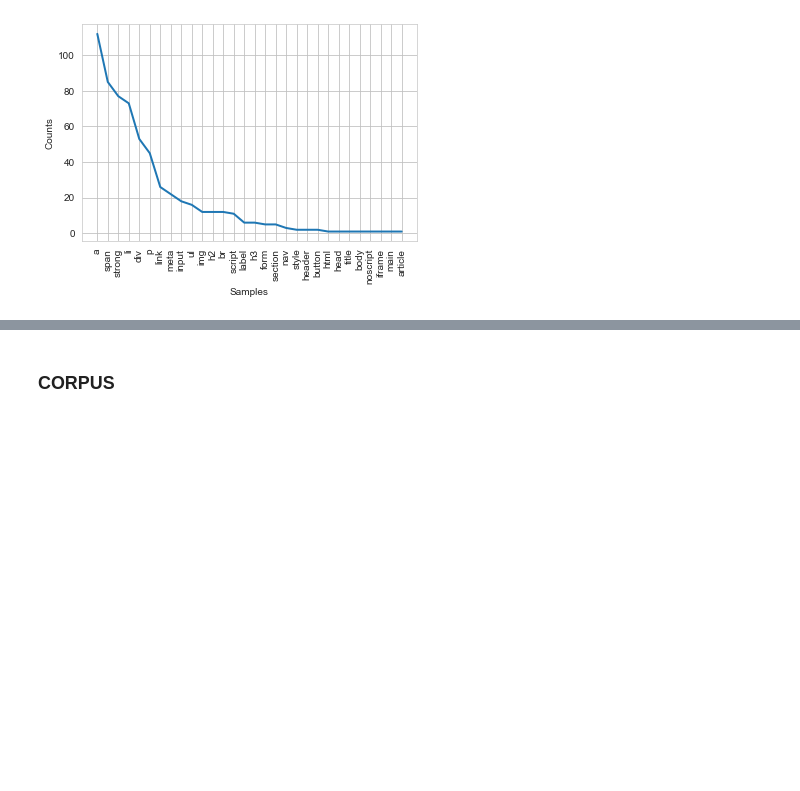
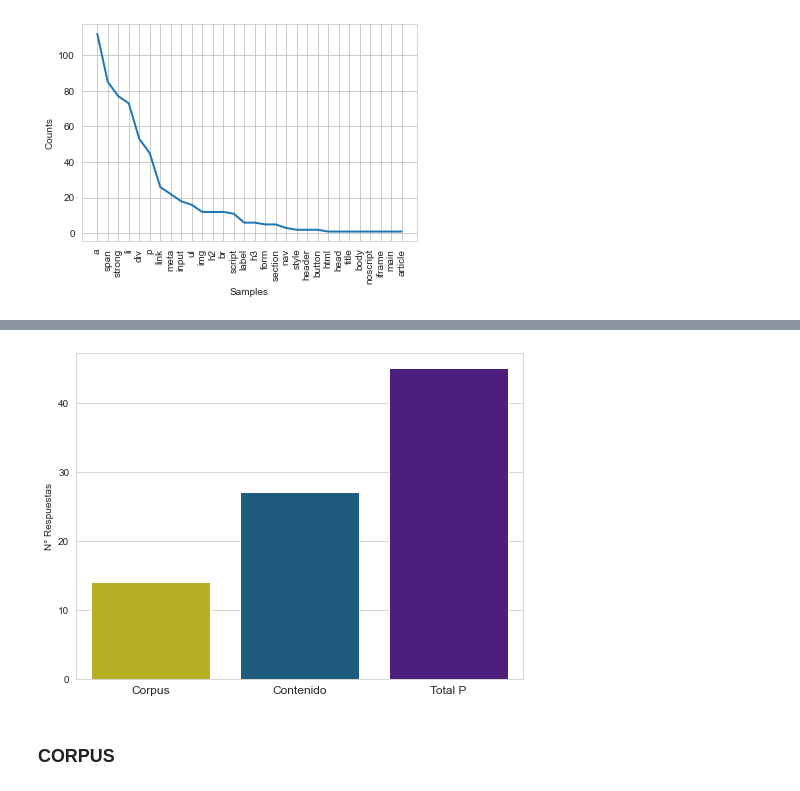
Before and after one commit to kchauxs/procesamiento_lenguaje_natural, a Jupyter notebook: Entrega/main.ipynb, the cells around one changed output, grey strips where cells are left out. Saved outputs shown, nothing was run; the diff lists cells and outputs as text; code cells hidden in the pictures; blank space fills up the shorter version.

```diff
--- a/Entrega/main.ipynb
+++ b/Entrega/main.ipynb
@@ -268,3 +224,7 @@ vizualizarBarras(["Corpus","Contenido"],[len(corpus),len(contenido_sent_tokens)]
+# %%
+vizualizarBarras(["Corpus","Contenido","Total P"],[len(corpus),len(contenido_sent_tokens),total],"N° Respuestas")
+# %% [output]
+[figure, added]
 # %% [markdown]
 ### CORPUS
 # %%
```
Also changed, not shown: parts of 9 cells of this notebook.
